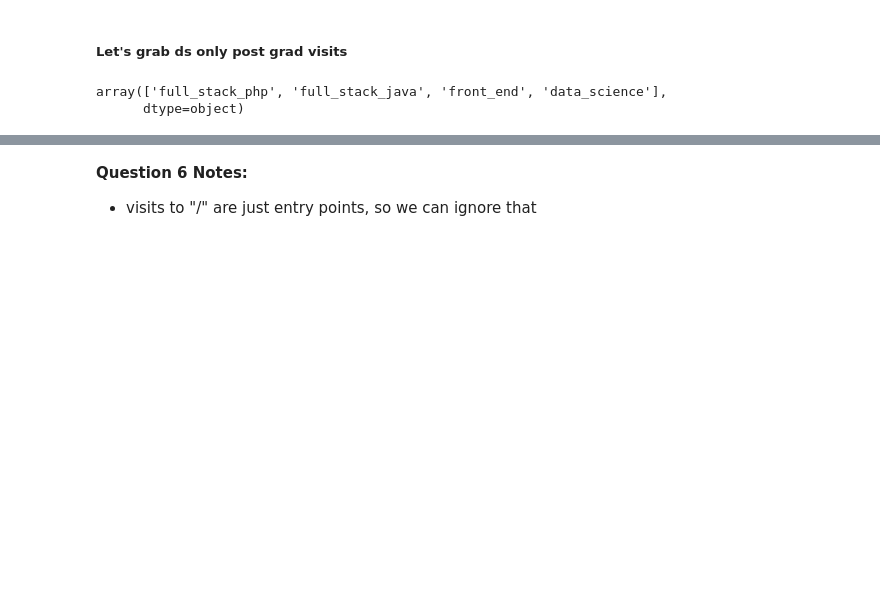
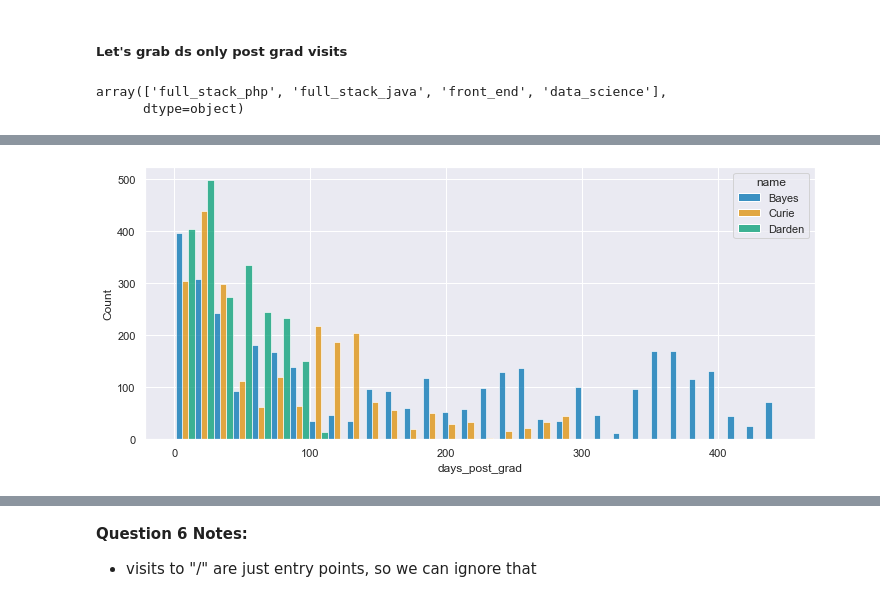
Before and after one commit to anomaly-project-jemison-01/anomaly_project, a Jupyter notebook: schlichting/explore.ipynb, the cells around one changed output, grey strips where cells are left out. Saved outputs shown, nothing was run; the diff lists cells and outputs as text; code cells hidden in the pictures; blank space fills up the shorter version.

```diff
--- a/schlichting/explore.ipynb
+++ b/schlichting/explore.ipynb
@@ -125,0 +311,5 @@ sns.histplot(data=ds_df,x='name',hue='name')
+# %%
+plt.figure(figsize=(12,5))
+sns.histplot(data=ds_df, x='days_post_grad',hue='name',multiple='dodge',binwidth=14);
+# %% [output]
+[figure, added]
```
Also changed, not shown: parts of 46 cells of this notebook, 1 other file.
